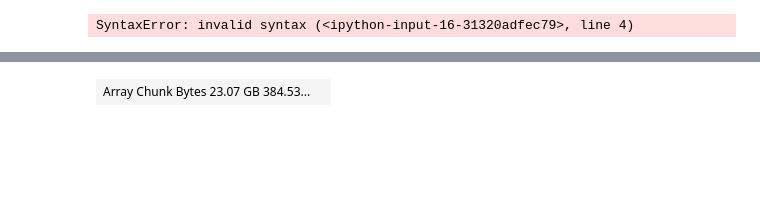
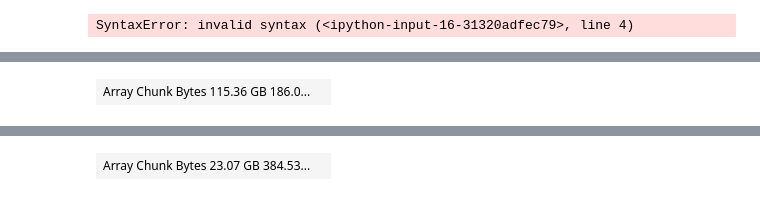
Before and after one commit to qdzhu/SatelliteNO2, a Jupyter notebook: ml-setup.ipynb, the cells around one changed output, grey strips where cells are left out. Cells and saved outputs as stored; diff of their text form; code cells hidden in the pictures; blank space fills up the shorter version.

```diff
--- a/ml-setup.ipynb
+++ b/ml-setup.ipynb
@@ -127,14 +127,17 @@ surr_arr = np.array(surr_arr)[keep_indx, :]
 def read_var_from_file_xr(filename, varname):
     ds = xr.open_mfdataset(filename, parallel=True)
     this_var = da.array(ds[varname][1:, keep_indx, :]).flatten()
+    del ds
     return this_var
 def read_var_from_file_nc(filename, varname):
     ds = nc.Dataset(filename)
     this_var = da.array(ds[varname][1:, keep_indx, :]).flatten()
+    del ds
     return this_var
 def read_2d_var_from_file_xr(filename, varname):
     ds = xr.open_mfdataset(filename, parallel=True)
     this_var = da.repeat(da.array(ds[varname][1:, keep_indx, :]),nvel,axis=2).flatten()
+    del ds
     return this_var
 def read_wind_from_file_xr(filename):
     ds = xr.open_mfdataset(filename, parallel=True)
@@ -217,0 +209,11 @@ workers
+# %%
+create_total = True
+for train_filename in train_filenames:
+    print('Reading training data {}'.format(train_filename))
+    this_dataset = make_xgbmodel(client, train_filename)
+    if create_total:
+        total_datasets = this_dataset.result()
+        create_total = False
+    else:
+        total_datasets = da.concatenate((total_datasets, this_dataset.result()), axis=0)
+    del this_dataset
@@ -217,0 +226,8 @@ workers
+# %%
+X = total_datasets[:, 1:]
+y = total_datasets[:, 0]
+del total_datasets
+# %%
+X
+# %% [output]
+| Array Chunk Bytes 115.36 GB 186.0... |  |
```
Also changed, not shown: parts of 15 cells of this notebook, 1 other file.
